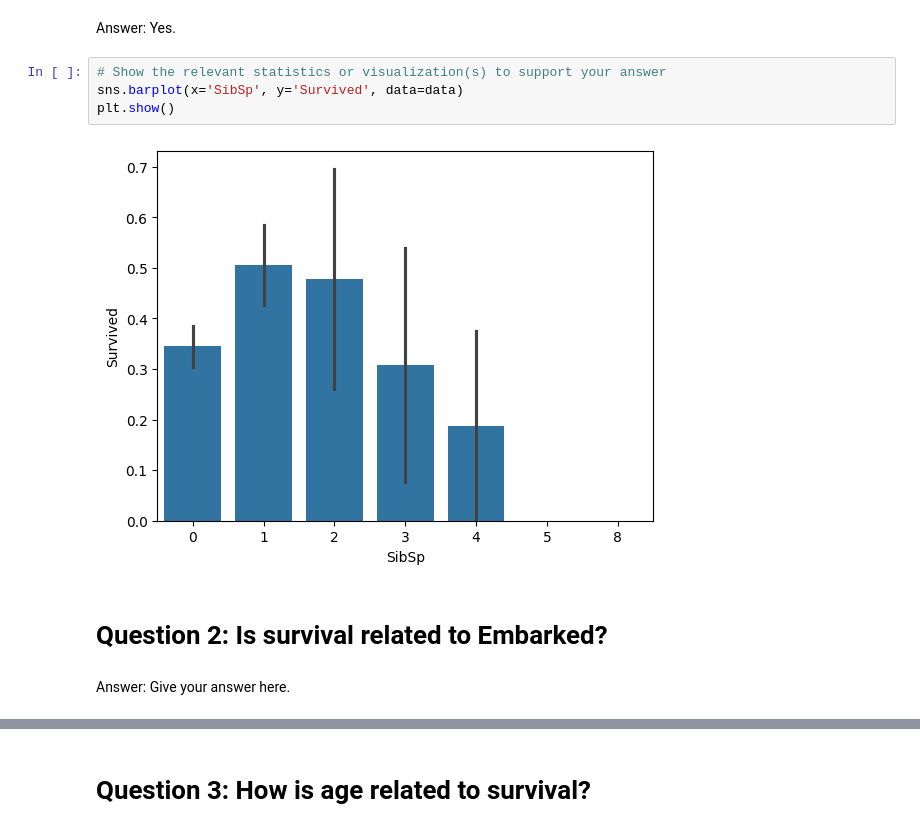
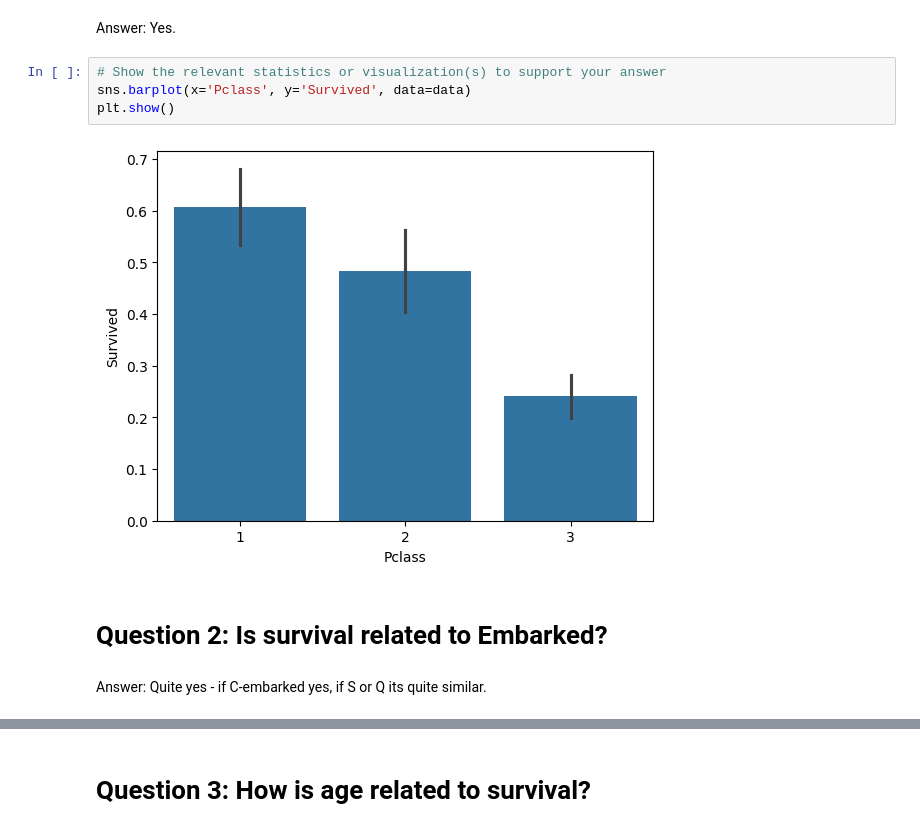
Before and after one commit to art-test-stack/ntnu-projects, a Jupyter notebook: Fall 2024/TDT4173 - Modern Machine Learning in Practice/individual_assignment/ex2a.ipynb, the cells around one changed output, grey strips where cells are left out. Drawn from its saved outputs; the diff is of its cells as text.

```diff
--- a/Fall 2024/TDT4173 - Modern Machine Learning in Practice/individual_assignment/ex2a.ipynb
+++ b/Fall 2024/TDT4173 - Modern Machine Learning in Practice/individual_assignment/ex2a.ipynb
@@ -51,14 +51,14 @@ plt.show()
 Answer: Yes.
 # %%
 # Show the relevant statistics or visualization(s) to support your answer
-sns.barplot(x='SibSp', y='Survived', data=data)
+sns.barplot(x='Pclass', y='Survived', data=data)
 plt.show()
 # %% [output]
-[figure, old version]
+[figure, new version]
 # %% [markdown]
 # Question 2: Is survival related to Embarked?
-# %% [markdown]
-Answer: Give your answer here.
+# %% [markdown]
+Answer: Quite yes - if C-embarked yes, if S or Q its quite similar.
 # %%
 # Show the relevant statistics or visualization(s) to support your answer
 sns.barplot(x='Embarked', y='Survived', data=data)
```
Also changed, not shown: parts of 12 cells of this notebook, 2 other files.
